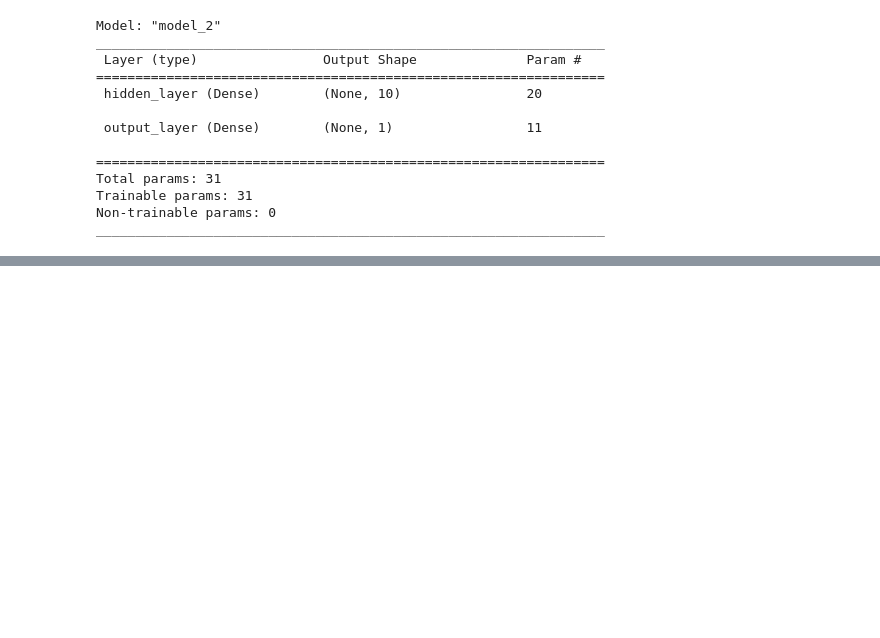
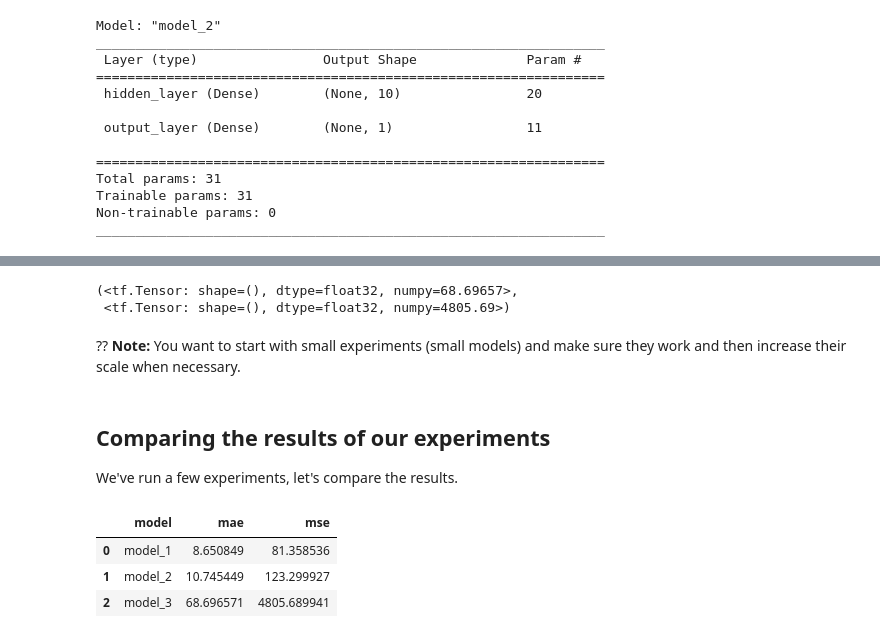
Before and after one commit to BoshiLee/tensorflow_developer_certificate, a Jupyter notebook: 01_neural_network_regression_with_tensorflow.ipynb, the cells around one changed output, grey strips where cells are left out. Saved outputs shown, nothing was run; the diff lists cells and outputs as text; code cells hidden in the pictures; blank space fills up the shorter version.

```diff
--- a/01_neural_network_regression_with_tensorflow.ipynb
+++ b/01_neural_network_regression_with_tensorflow.ipynb
@@ -785,3 +785,31 @@ array([[ True],
        [ True],
        [ True],
        [ True]])
+# %%
+# Evaluate model_3
+mae_3 = mae(y_test, y_pred_3)
+mse_3 = mse(y_test, y_pred_3)
+mae_3, mse_3
+# %% [output]
+(<tf.Tensor: shape=(), dtype=float32, numpy=68.69657>,
+ <tf.Tensor: shape=(), dtype=float32, numpy=4805.69>)
+# %% [markdown]
+ ?? **Note:** You want to start with small experiments (small models) and make sure they work and then increase their scale when necessary.
+# %% [markdown]
+## Comparing the results of our experiments
+
+We've run a few experiments, let's compare the results.
+# %%
+# Let's compare the results of our experiments
+import pandas as pd
+model_results = [["model_1", mae_1.numpy(), mse_1.numpy()],
+                 ["model_2", mae_2.numpy(), mse_2.numpy()],
+                 ["model_3", mae_3.numpy(), mse_3.numpy()]]
+
+all_results = pd.DataFrame(model_results, columns=["model", "mae", "mse"])
+all_results
+# %% [output]
+|  | model | mae | mse |
+| 0 | model_1 | 8.650849 | 81.358536 |
+| 1 | model_2 | 10.745449 | 123.299927 |
+| 2 | model_3 | 68.696571 | 4805.689941 |
```
Also changed, not shown: parts of 37 cells of this notebook, 1 other file.
